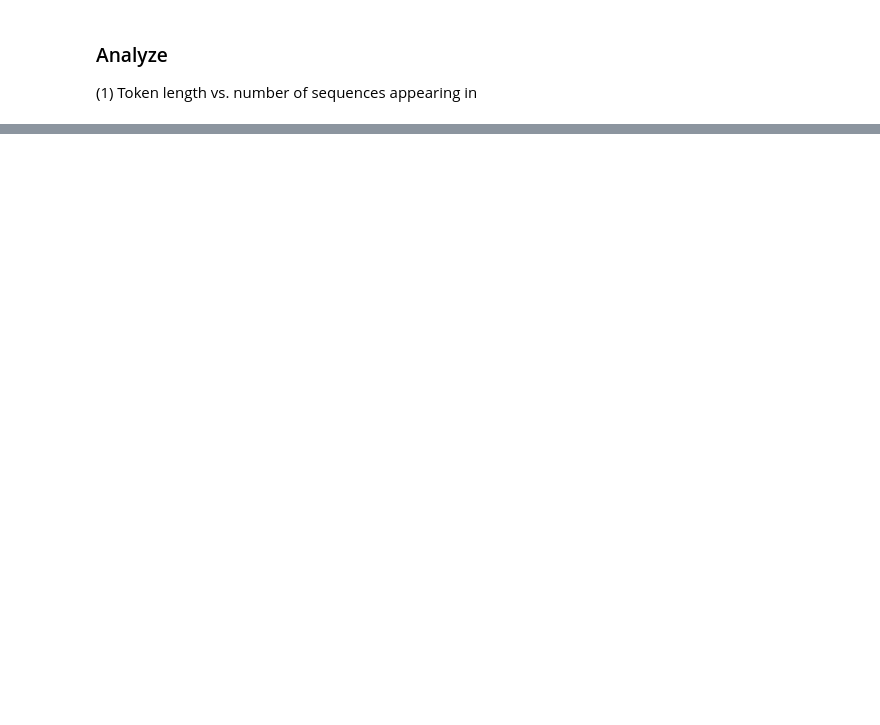
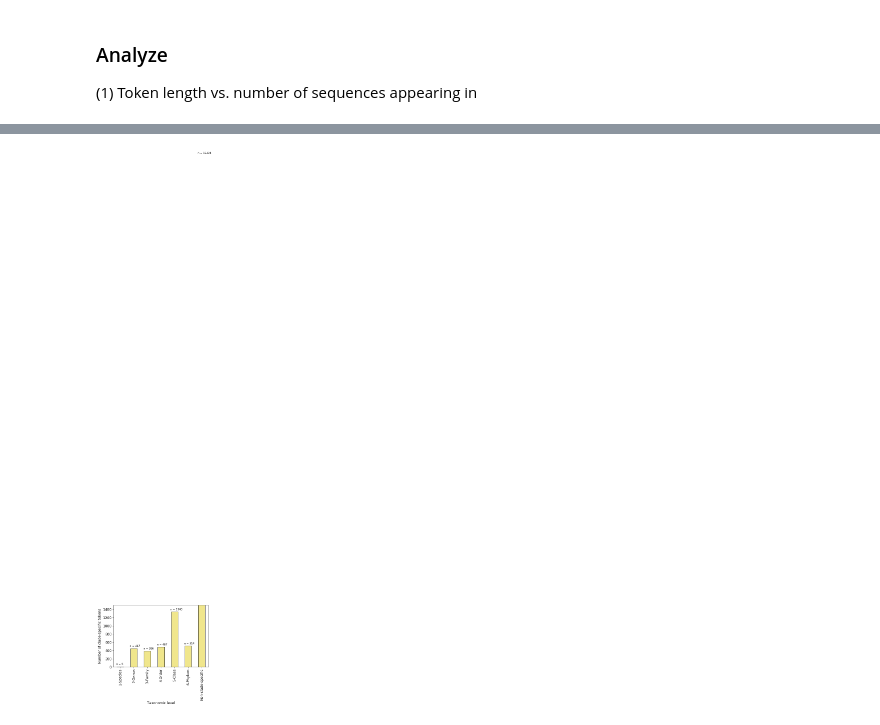
Before and after one commit to shaharazulay/dna-bert, a Jupyter notebook: dna_bert/tokens_biology_analysis.ipynb, the cells around one changed output, grey strips where cells are left out. Saved outputs shown, nothing was run; the diff lists cells and outputs as text; code cells hidden in the pictures; blank space fills up the shorter version.

```diff
--- a/dna_bert/tokens_biology_analysis.ipynb
+++ b/dna_bert/tokens_biology_analysis.ipynb
@@ -434,0 +514,5 @@ ax.set_ylabel('Token length')
+# %%
+tmp = token_stats_bpe2.groupby('clade_specific_level').size().reset_index(name='counts')
+#tmp = tmp.sort_values(by=["counts"])
+tmp.set_index('clade_specific_level', inplace = True)
+tmp
@@ -434,0 +529,16 @@ ax.set_ylabel('Token length')
+# %%
+tmp['counts'].plot(kind="bar",  edgecolor='black', color='khaki')
+plt.xlabel("Taxonomic level")
+plt.ylabel("Number of clade-specific tokens")
+plt.ylim(top=1500)
+
+# Create labels
+labels = ['n = ' + str(n) for n in tmp.counts]
+
+# Text on the top of each barplot
+for i in range(len(tmp)):
+    plt.text(x = i-0.3 , y = tmp.counts[i]+40, s = labels[i], size = 9)
+
+plt.show()
+# %% [output]
+[figure, added]
```
Also changed, not shown: parts of 19 cells of this notebook.
